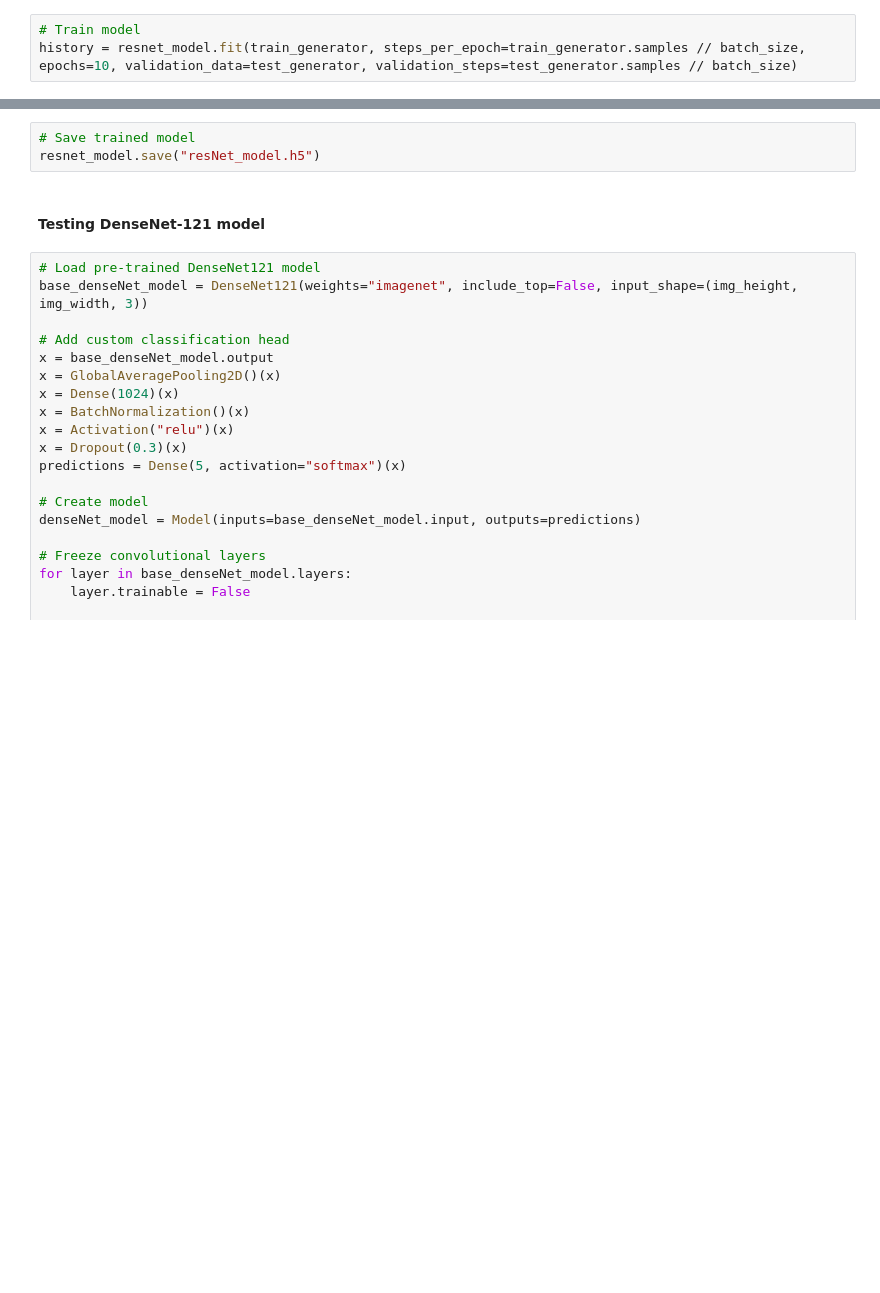
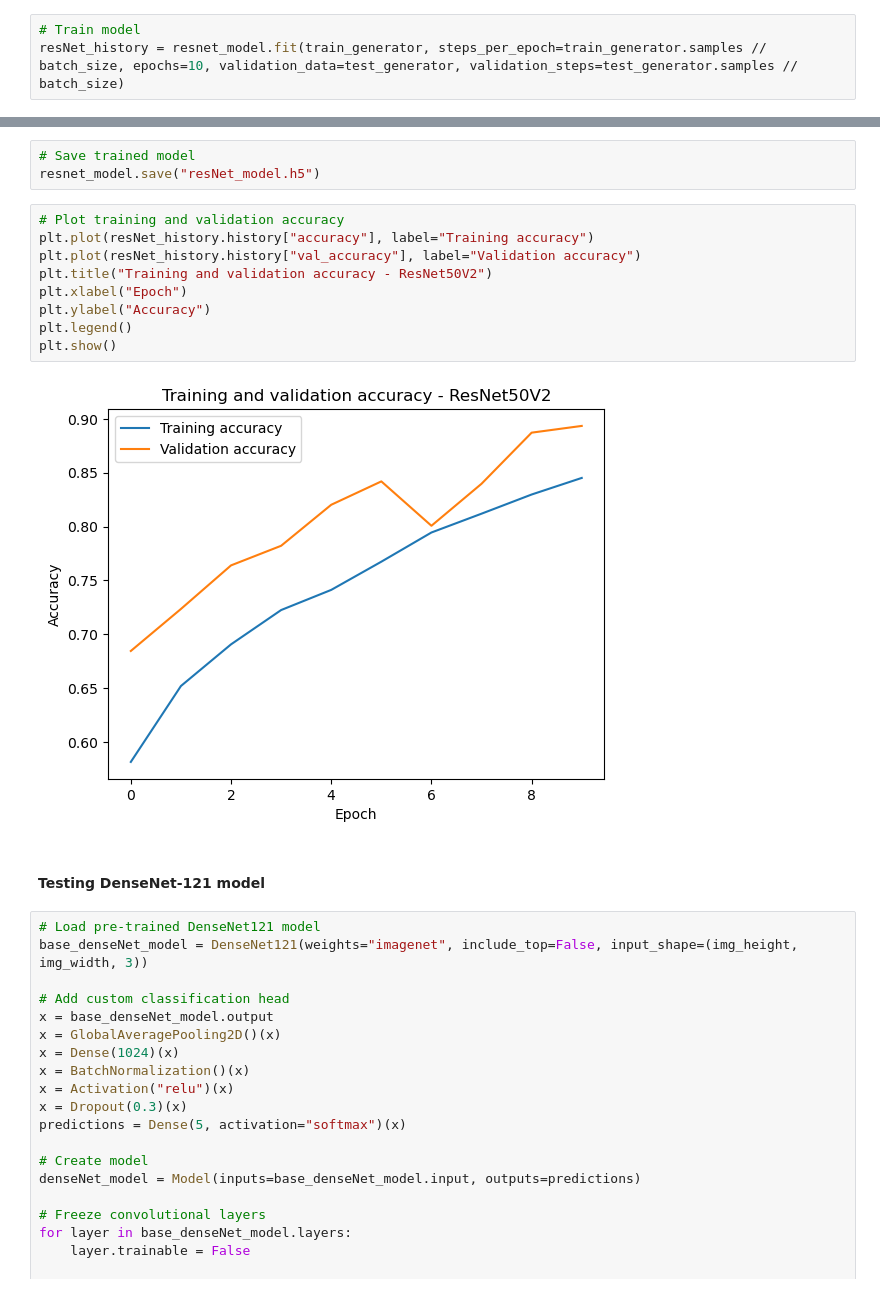
Before and after one commit to setsaa/CropSpot, a Jupyter notebook: model_selection.ipynb, the cells around one changed output, grey strips where cells are left out. Cells and saved outputs as stored; diff of their text form; blank space fills up the shorter version.

Commit message:
Models trained

```diff
--- a/model_selection.ipynb
+++ b/model_selection.ipynb
@@ -54,4 +57,4 @@ optimizer = Adam(learning_rate=0.001)
 resnet_model.compile(optimizer=optimizer, loss="categorical_crossentropy", metrics=["accuracy"])
 # %%
 # Train model
-history = resnet_model.fit(train_generator, steps_per_epoch=train_generator.samples // batch_size, epochs=10, validation_data=test_generator, validation_steps=test_generator.samples // batch_size)
+resNet_history = resnet_model.fit(train_generator, steps_per_epoch=train_generator.samples // batch_size, epochs=10, validation_data=test_generator, validation_steps=test_generator.samples // batch_size)
@@ -58,6 +82,17 @@ history = resnet_model.fit(train_generator, steps_per_epoch=train_generator.samp
 # %%
 # Save trained model
 resnet_model.save("resNet_model.h5")
+# %%
+# Plot training and validation accuracy
+plt.plot(resNet_history.history["accuracy"], label="Training accuracy")
+plt.plot(resNet_history.history["val_accuracy"], label="Validation accuracy")
+plt.title("Training and validation accuracy - ResNet50V2")
+plt.xlabel("Epoch")
+plt.ylabel("Accuracy")
+plt.legend()
+plt.show()
+# %% [output]
+[figure, added]
 # %% [markdown]
 #### Testing DenseNet-121 model
 # %%
```
Also changed, not shown: parts of 10 cells of this notebook.
